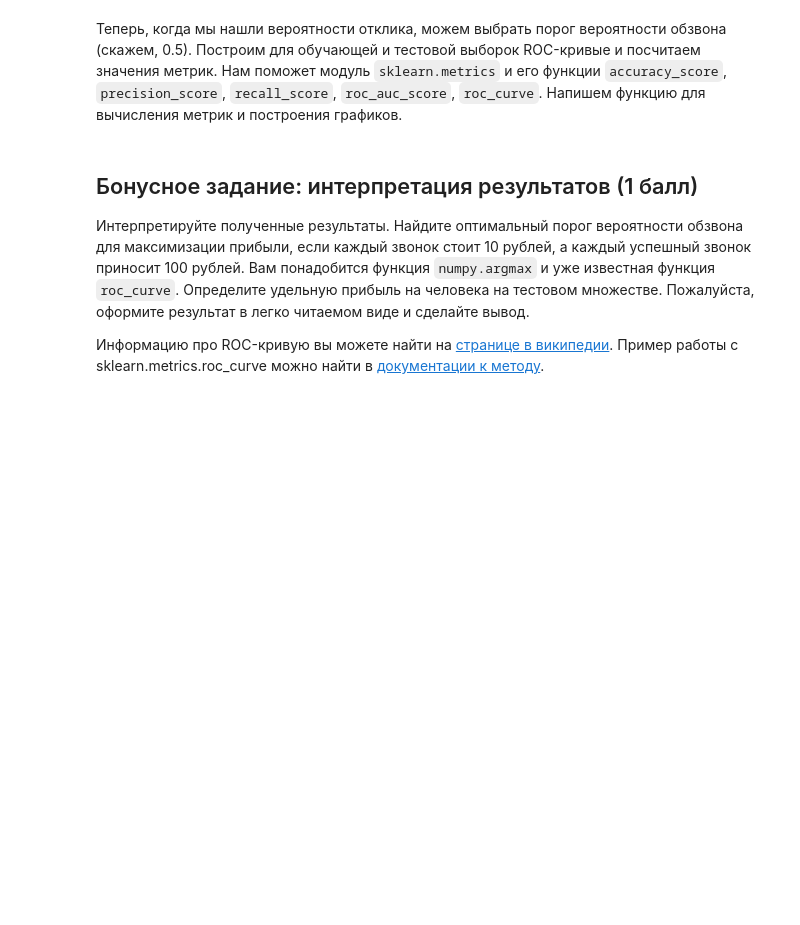
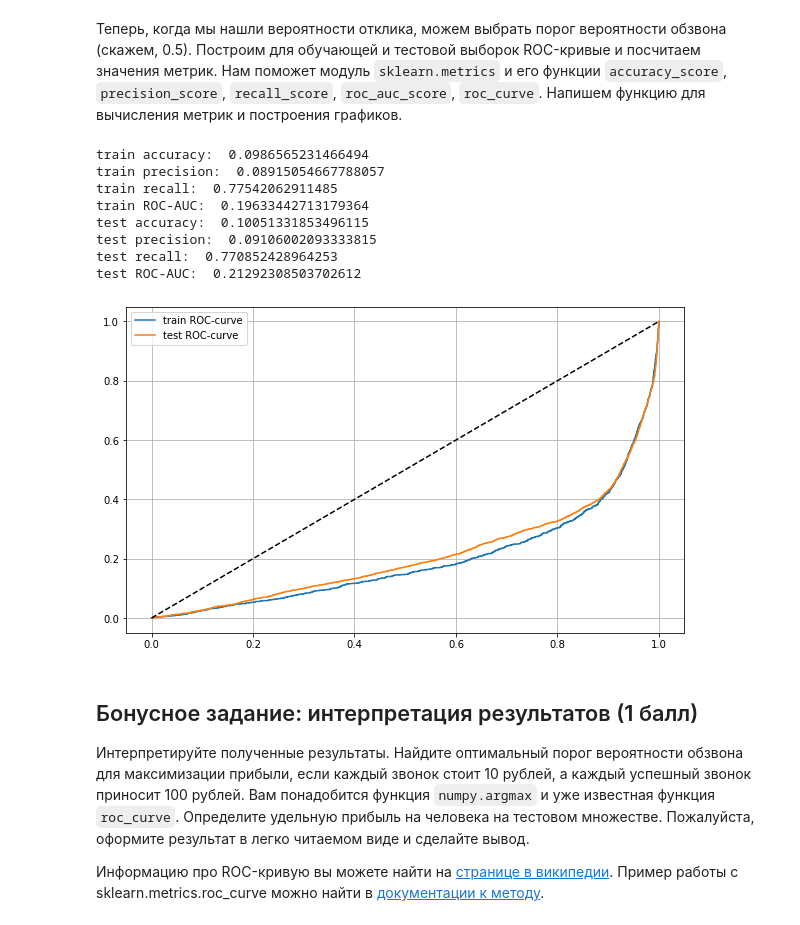
Before and after one commit to t0r1n88/stepic_prepod, a Jupyter notebook: Task 4.ipynb, the cells around one changed output. Cells and saved outputs as stored; diff of their text form; code cells hidden in the pictures; blank space fills up the shorter version.

```diff
--- a/Task 4.ipynb
+++ b/Task 4.ipynb
@@ -291,6 +291,6 @@ from sklearn.preprocessing import StandardScaler
 
 scaler = StandardScaler()
 scaler.fit(data_numeric_train)
-data_normalized_train=scaler.fit_transform(data_numeric_train)
+data_normalized_train=scaler.transform(data_numeric_train)
 data_normalized_train.mean(),data_normalized_train.std()
 # %% [output]
@@ -325,11 +322,3 @@ y_train_predicted_probs = model.predict_proba(X_train)
 После обучения модели необходимо протестировать её и посчитать необходимые метрики. Для этого вспомним про тестовую выборку.
 ### Задание 9 (1 балл)
 Примените к тестовой выборке те же преобразования, что и к обучающей. В нашем случае это нормировка, конкатенация и предсказание вероятностей. Обратите внимание, что параметры нормировки сохранены в объекте ``scaler``.
-# %%
-# К слову, нам нужно провести ту же операцию и с тестовой матрицей обьектов-признаков
-scaler_test = StandardScaler()
-scaler_test.fit(data_numeric_test)
-data_normalized_test = scaler_test.fit_transform(data_numeric_test)
-# Формирование тестовой выборки
-X_test = np.concatenate([data_normalized_test,data_one_hot_test],axis=1)
-X_test.shape
@@ -341,3 +325,8 @@ y_test_predicted_probs = <YOUR CODE>
+# %%
+data_normalized_test = scaler.transform(data_numeric_test)
+X_test = np.concatenate([data_normalized_test,data_one_hot_test],axis=1)
+# %%
+y_test_predicted_probs = model.predict_proba(X_test)
 # %% [markdown]
 Теперь, когда мы нашли вероятности отклика, можем выбрать порог вероятности обзвона (скажем, 0.5). Построим для обучающей и тестовой выборок ROC-кривые и посчитаем значения метрик. Нам поможет модуль ``sklearn.metrics`` и его функции ``accuracy_score``, ``precision_score``, ``recall_score``, ``roc_auc_score``, ``roc_curve``.
 Напишем функцию для вычисления метрик и построения графиков.
@@ -357,8 +346,18 @@ def print_metrics(y_true, y_predicted_probs, threshold_probability = 0.5, names
     plt.legend()
     plt.show()
 # %%
-print_metrics([y_train, y_test], [y_train_predicted_probs, y_test_predicted_probs],
+print_metrics([y_train, y_test], [y_train_predicted_probs[:,0], y_test_predicted_probs[:,0]],
               0.5, names = ['train', 'test'])
+# %% [output]
+train accuracy:  0.0986565231466494
+train precision:  0.08915054667788057
+train recall:  0.77542062911485
+train ROC-AUC:  0.19633442713179364
+test accuracy:  0.10051331853496115
+test precision:  0.09106002093333815
+test recall:  0.770852428964253
+test ROC-AUC:  0.21292308503702612
+[figure, added]
 # %% [markdown]
 ## Бонусное задание: интерпретация результатов (1 балл)
 Интерпретируйте полученные результаты. Найдите оптимальный порог вероятности обзвона для максимизации прибыли, если каждый звонок стоит 10 рублей, а каждый успешный звонок приносит 100 рублей. Вам понадобится функция ``numpy.argmax`` и уже известная функция ``roc_curve``. Определите удельную прибыль на человека на тестовом множестве. Пожалуйста, оформите результат в легко читаемом виде и сделайте вывод.
```
Also changed, not shown: parts of 11 cells of this notebook.
